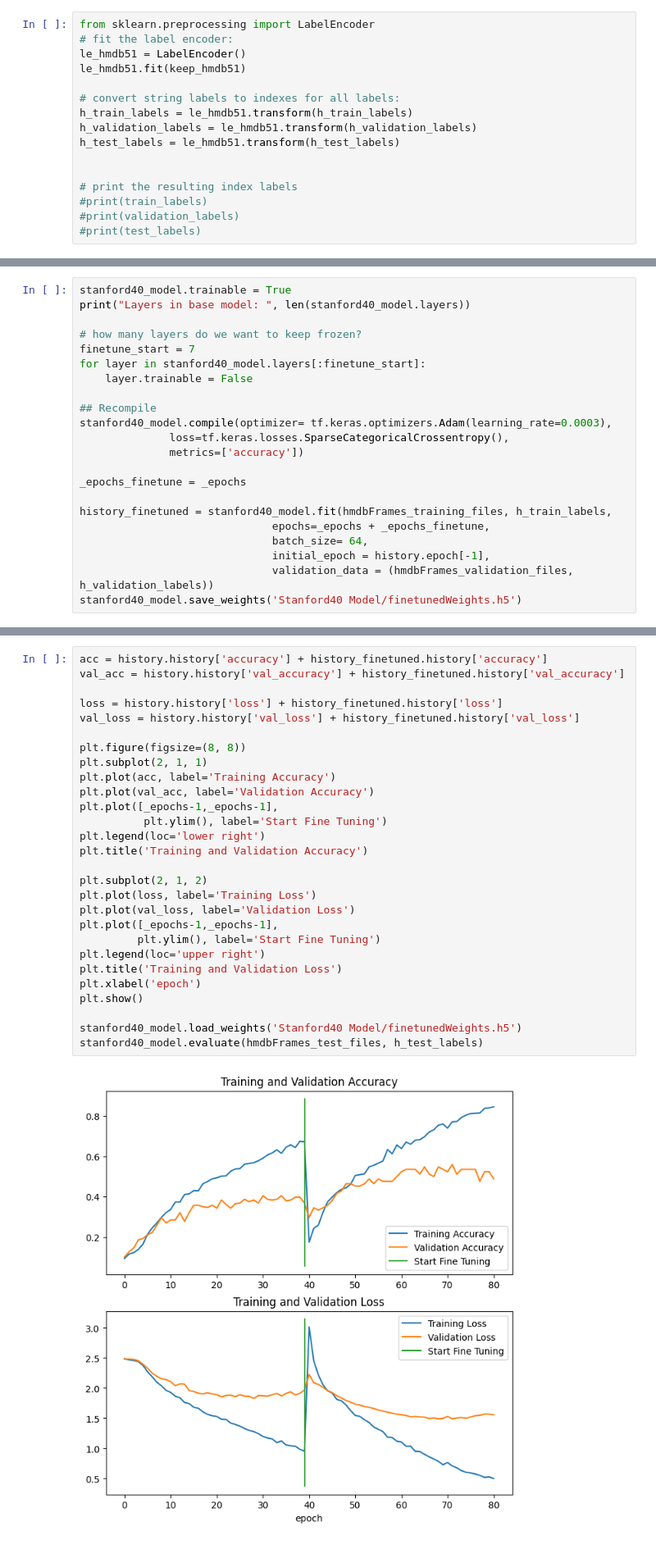
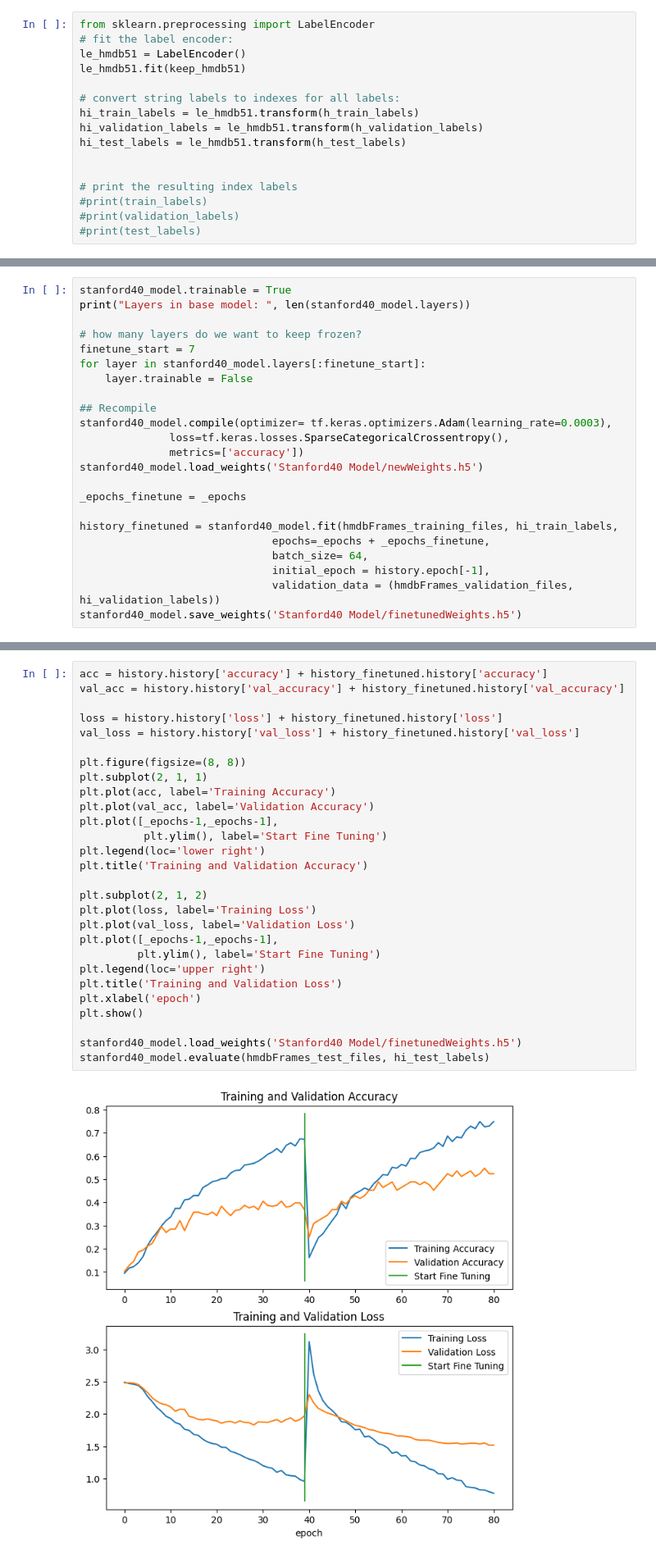
Before and after one commit to MeneerPluk/MCVAssignment5, a Jupyter notebook: Assignment_5.ipynb, the cells around one changed output, grey strips where cells are left out. Shown at 82% size. Drawn from its saved outputs; the diff is of its cells as text.

```diff
--- a/Assignment_5.ipynb
+++ b/Assignment_5.ipynb
@@ -348,9 +348,9 @@ le_hmdb51 = LabelEncoder()
 le_hmdb51.fit(keep_hmdb51)
 
 # convert string labels to indexes for all labels:
-h_train_labels = le_hmdb51.transform(h_train_labels)
-h_validation_labels = le_hmdb51.transform(h_validation_labels)
-h_test_labels = le_hmdb51.transform(h_test_labels)
+hi_train_labels = le_hmdb51.transform(h_train_labels)
+hi_validation_labels = le_hmdb51.transform(h_validation_labels)
+hi_test_labels = le_hmdb51.transform(h_test_labels)
 
 
 # print the resulting index labels
@@ -374,14 +374,15 @@ for layer in stanford40_model.layers[:finetune_start]:
 stanford40_model.compile(optimizer= tf.keras.optimizers.Adam(learning_rate=0.0003),
               loss=tf.keras.losses.SparseCategoricalCrossentropy(),
               metrics=['accuracy'])
+stanford40_model.load_weights('Stanford40 Model/newWeights.h5')
 
 _epochs_finetune = _epochs
 
-history_finetuned = stanford40_model.fit(hmdbFrames_training_files, h_train_labels,
+history_finetuned = stanford40_model.fit(hmdbFrames_training_files, hi_train_labels,
                               epochs=_epochs + _epochs_finetune,
                               batch_size= 64,
                               initial_epoch = history.epoch[-1],
-                              validation_data = (hmdbFrames_validation_files, h_validation_labels))
+                              validation_data = (hmdbFrames_validation_files, hi_validation_labels))
 stanford40_model.save_weights('Stanford40 Model/finetunedWeights.h5')
 # %% [output]
 Layers in base model:  16
@@ -404,30 +405,30 @@ Epoch 80/80
 # %%
 acc = history.history['accuracy'] + history_finetuned.history['accuracy']
 val_acc = history.history['val_accuracy'] + history_finetuned.history['val_accuracy']
 
 loss = history.history['loss'] + history_finetuned.history['loss']
 val_loss = history.history['val_loss'] + history_finetuned.history['val_loss']
 
 plt.figure(figsize=(8, 8))
 plt.subplot(2, 1, 1)
 plt.plot(acc, label='Training Accuracy')
 plt.plot(val_acc, label='Validation Accuracy')
 plt.plot([_epochs-1,_epochs-1],
           plt.ylim(), label='Start Fine Tuning')
 plt.legend(loc='lower right')
 plt.title('Training and Validation Accuracy')
 
 plt.subplot(2, 1, 2)
 plt.plot(loss, label='Training Loss')
 plt.plot(val_loss, label='Validation Loss')
 plt.plot([_epochs-1,_epochs-1],
          plt.ylim(), label='Start Fine Tuning')
 plt.legend(loc='upper right')
 plt.title('Training and Validation Loss')
 plt.xlabel('epoch')
 plt.show()
 
 stanford40_model.load_weights('Stanford40 Model/finetunedWeights.h5')
-stanford40_model.evaluate(hmdbFrames_test_files, h_test_labels)
+stanford40_model.evaluate(hmdbFrames_test_files, hi_test_labels)
 # %% [output]
-[figure, old version]
+[figure, new version]
```
Also changed, not shown: parts of 2 cells of this notebook.
